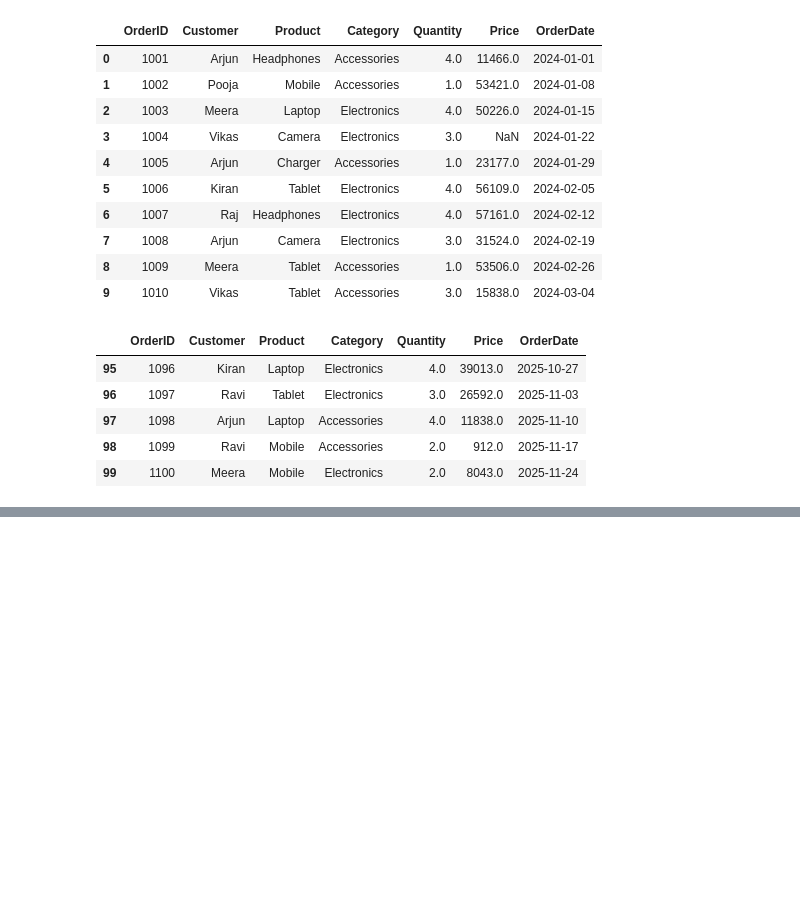
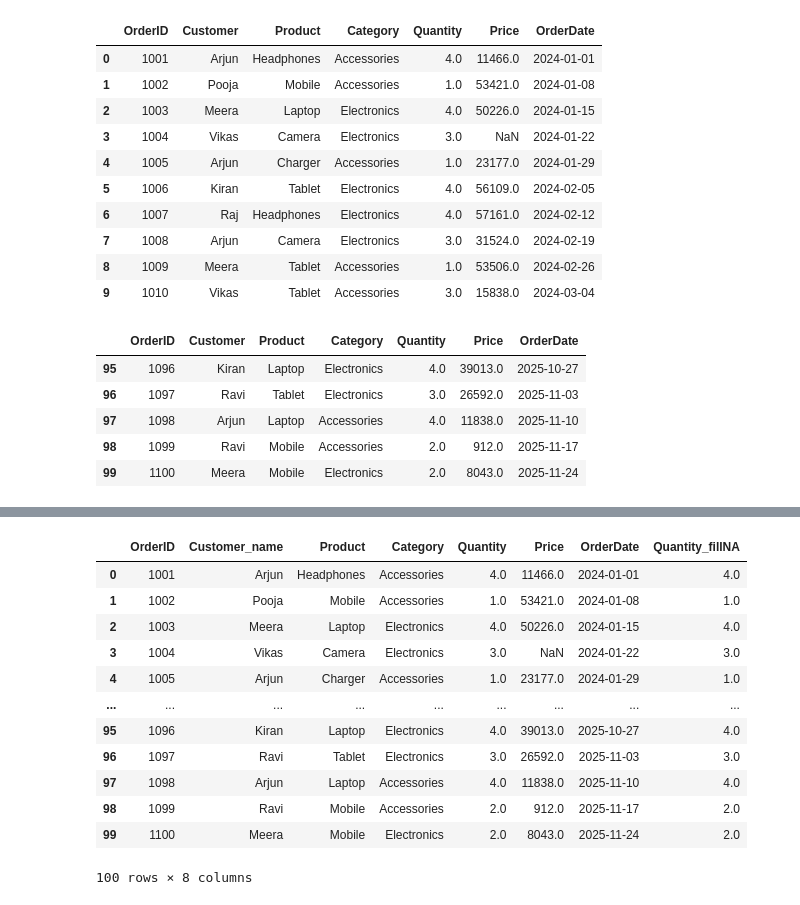
Before and after one commit to ganeshbgunjal/Data-Analysis-Libraries, a Jupyter notebook: 3 Data manipulation with Pandas and Numpy.ipynb, the cells around one changed output, grey strips where cells are left out. Cells and saved outputs as stored; diff of their text form; code cells hidden in the pictures; blank space fills up the shorter version.

```diff
--- a/3 Data manipulation with Pandas and Numpy.ipynb
+++ b/3 Data manipulation with Pandas and Numpy.ipynb
@@ -114,0 +175,16 @@ df1.tail()
+# %%
+df1
+# %% [output]
+|  | OrderID | Customer_name | Product | Category | Quantity | Price | OrderDate | Quantity_fillNA |
+| 0 | 1001 | Arjun | Headphones | Accessories | 4.0 | 11466.0 | 2024-01-01 | 4.0 |
+| 1 | 1002 | Pooja | Mobile | Accessories | 1.0 | 53421.0 | 2024-01-08 | 1.0 |
+| 2 | 1003 | Meera | Laptop | Electronics | 4.0 | 50226.0 | 2024-01-15 | 4.0 |
+| 3 | 1004 | Vikas | Camera | Electronics | 3.0 | NaN | 2024-01-22 | 3.0 |
+| 4 | 1005 | Arjun | Charger | Accessories | 1.0 | 23177.0 | 2024-01-29 | 1.0 |
+| ... | ... | ... | ... | ... | ... | ... | ... | ... |
+| 95 | 1096 | Kiran | Laptop | Electronics | 4.0 | 39013.0 | 2025-10-27 | 4.0 |
+| 96 | 1097 | Ravi | Tablet | Electronics | 3.0 | 26592.0 | 2025-11-03 | 3.0 |
+| 97 | 1098 | Arjun | Laptop | Accessories | 4.0 | 11838.0 | 2025-11-10 | 4.0 |
+| 98 | 1099 | Ravi | Mobile | Accessories | 2.0 | 912.0 | 2025-11-17 | 2.0 |
+| 99 | 1100 | Meera | Mobile | Electronics | 2.0 | 8043.0 | 2025-11-24 | 2.0 |
+100 rows × 8 columns
```
Also changed, not shown: parts of 9 cells of this notebook.
